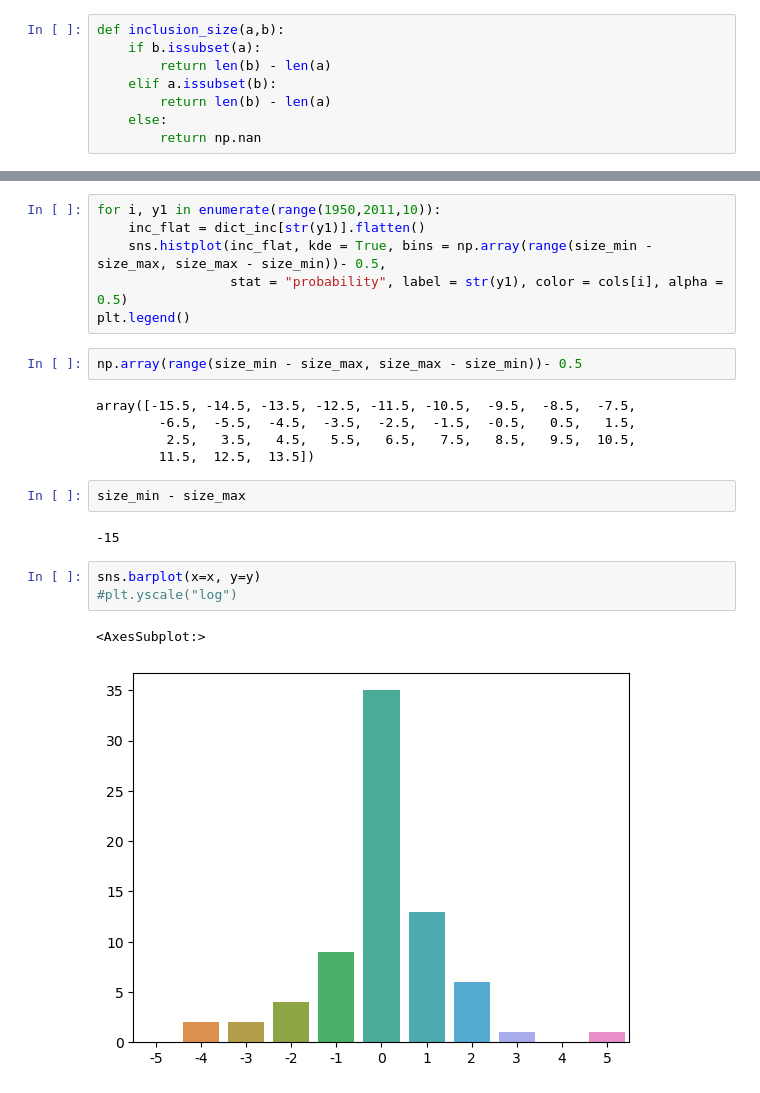
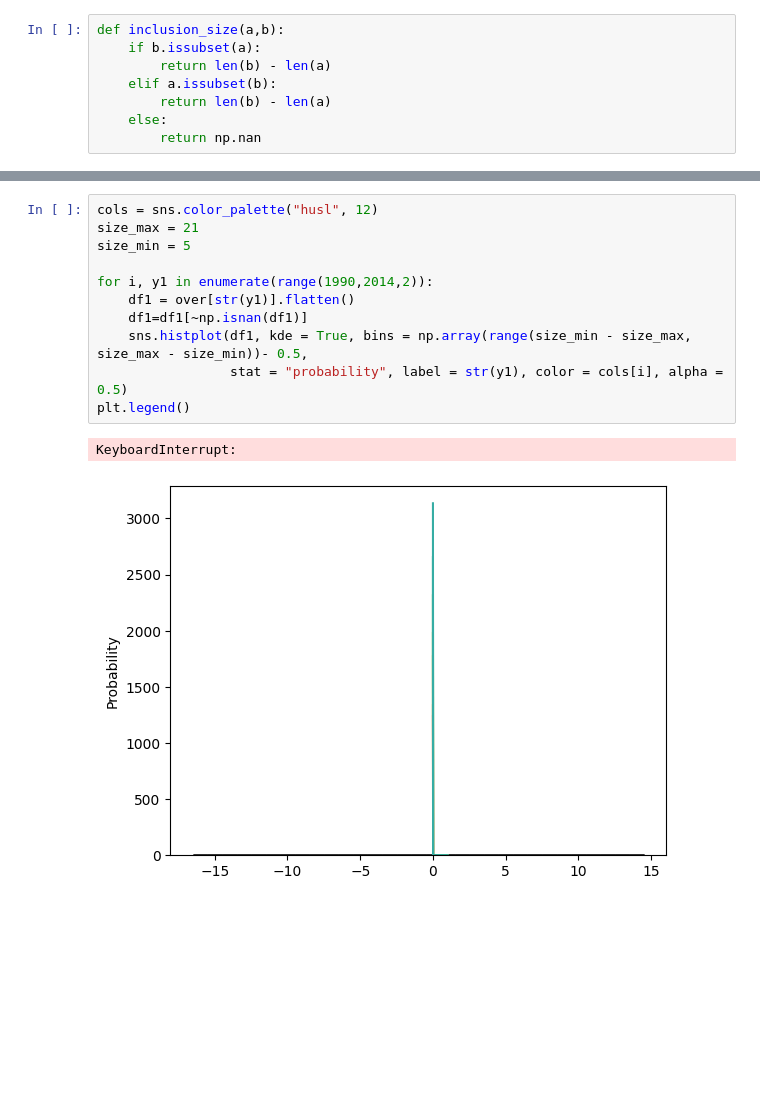
Before and after one commit to juanfernandezgracia/complexity_72h, a Jupyter notebook: Dataset Analysis/group_dynamic.ipynb, the cells around one changed output, grey strips where cells are left out. Saved outputs shown, nothing was run; the diff lists cells and outputs as text; blank space fills up the shorter version.

```diff
--- a/Dataset Analysis/group_dynamic.ipynb
+++ b/Dataset Analysis/group_dynamic.ipynb
@@ -127,23 +252,14 @@ cols = sns.color_palette()
 # %%
-for i, y1 in enumerate(range(1950,2011,10)):
-    inc_flat = dict_inc[str(y1)].flatten()
-    sns.histplot(inc_flat, kde = True, bins = np.array(range(size_min - size_max, size_max - size_min))- 0.5,
+cols = sns.color_palette("husl", 12)
+size_max = 21
+size_min = 5
+
+for i, y1 in enumerate(range(1990,2014,2)):
+    df1 = over[str(y1)].flatten()
+    df1=df1[~np.isnan(df1)]
+    sns.histplot(df1, kde = True, bins = np.array(range(size_min - size_max, size_max - size_min))- 0.5,
                  stat = "probability", label = str(y1), color = cols[i], alpha = 0.5)
 plt.legend()
+# %% [output]
+KeyboardInterrupt:
+[figure, added]
-# %%
-np.array(range(size_min - size_max, size_max - size_min))- 0.5
-# %% [output]
-array([-15.5, -14.5, -13.5, -12.5, -11.5, -10.5,  -9.5,  -8.5,  -7.5,
-        -6.5,  -5.5,  -4.5,  -3.5,  -2.5,  -1.5,  -0.5,   0.5,   1.5,
-         2.5,   3.5,   4.5,   5.5,   6.5,   7.5,   8.5,   9.5,  10.5,
-        11.5,  12.5,  13.5])
-# %%
-size_min - size_max
-# %% [output]
--15
-# %%
-sns.barplot(x=x, y=y)
-#plt.yscale("log")
-# %% [output]
-<AxesSubplot:>
-[figure, removed]
```
Also changed, not shown: parts of 33 cells of this notebook.
